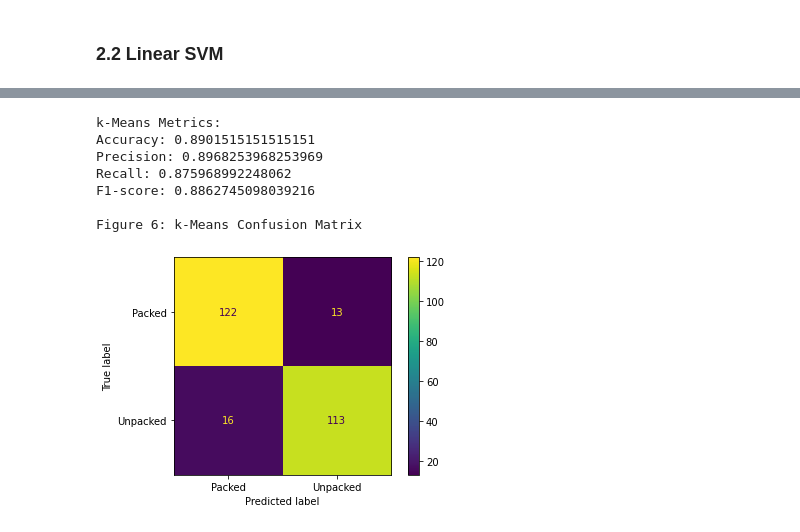
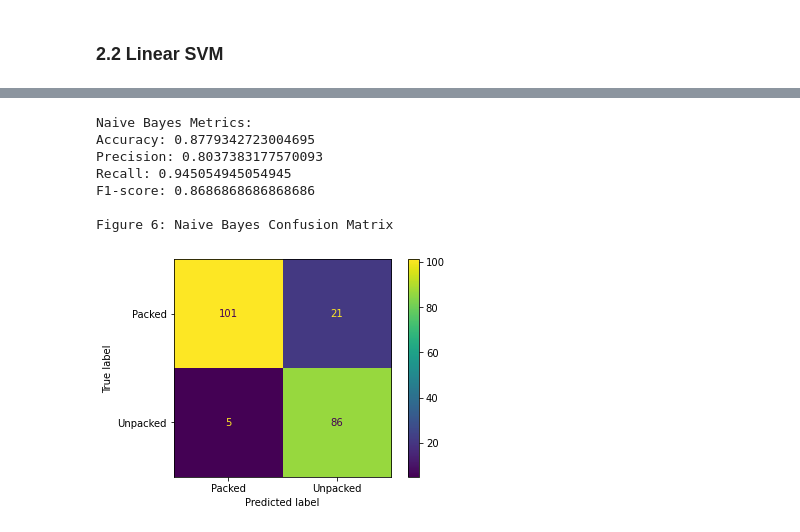
Before and after one commit to wwt9829/csec620-project, a Jupyter notebook: project.ipynb, the cells around one changed output, grey strips where cells are left out. Drawn from its saved outputs; the diff is of its cells as text; code cells hidden in the pictures.

```diff
--- a/project.ipynb
+++ b/project.ipynb
@@ -158,7 +158,7 @@ import numpy as np
 
 # create train/test splits of all of the data
 total_data = packed_data + unpacked_data
-train_set, test_set = train_test_split(total_data, test_size=0.4, random_state=7294802)
+train_set, test_set = train_test_split(total_data, test_size=0.3, random_state=7294802)
 
 # create the label and data lists for the splits
 train_label = []
@@ -250,0 +250,14 @@ Figure 4: Logistic Regression Confusion Matrix
+# %%
+# "Hyperparameter" tuning
+# Solvers and penalties, even though neither is really a hyperparameter
+solvers = ['newton-cg', 'lbfgs', 'liblinear', 'sag', 'saga']
+penalties = ['l1', 'l2', 'elasticnet', 'none']
+
+for solver_i in solvers:
+    for penalty_i in penalties:
+        try:
+            logisticRegr = LogisticRegression(penalty=penalty_i, solver=solver_i)
+            logisticRegr.fit(logistic_train_data, train_label)
+            print(solver_i, penalty_i, logisticRegr.score(logistic_test_data, test_label))
+        except ValueError:
+            pass
@@ -305,54 +330,50 @@ Figure 5: Linear SVM Confusion Matrix
 # %%
 """
-2.3 k-Means
-Author: Jackson Robbins, Wyatt Tauber
+2.3 Naive Bayes
+Author: Wyatt Tauber
 
-A sklearn k-Means implementation
+A sklearn Naive Bayes implementation
 """
-from sklearn.cluster import KMeans
+from sklearn.naive_bayes import GaussianNB, MultinomialNB, ComplementNB, BernoulliNB, CategoricalNB
 
 # reshape the data into 2 dimensions
-km_train_data = train_data.reshape(-1,1)
-km_test_data = test_data.reshape(-1,1)
+nb_train_data = train_data.reshape(-1,1)
+nb_test_data = test_data.reshape(-1,1)
 
-# run k-means on the train data
-# TODO: hyperparameter tuning? plots?
-km = KMeans(
-    n_clusters=2, init='random',
-    n_init=10, max_iter=300,
-    tol=1e-04
-)
-km.fit(km_train_data, train_label)
+# run Naive Bayes on the training data
+# TODO: "hyperparameter" tuning? plots?
+nb = CategoricalNB()
+nb.fit(nb_train_data, train_label)
 
 # make predictions on the test data
-km_predictions = km.predict(km_test_data, test_label)
+nb_predictions = nb.predict(nb_test_data)
 
 # print the metrics
-km_accuracy = accuracy_score(km_predictions, test_label)
-km_precision = precision_score(km_predictions, test_label)
-km_recall = recall_score(km_predictions, test_label)
-km_f1 = f1_score(km_predictions, test_label)
+nb_accuracy = accuracy_score(nb_predictions, test_label)
+nb_precision = precision_score(nb_predictions, test_label)
+nb_recall = recall_score(nb_predictions, test_label)
+nb_f1 = f1_score(nb_predictions, test_label)
 
-print("k-Means Metrics:")
-print("Accuracy:", km_accuracy)
-print("Precision:", km_precision)
-print("Recall:", km_recall)
-print("F1-score:", km_f1)
+print("Naive Bayes Metrics:")
+print("Accuracy:", nb_accuracy)
+print("Precision:", nb_precision)
+print("Recall:", nb_recall)
+print("F1-score:", nb_f1)
 
 # create the confusion matrix
-km_cf_matrix = confusion_matrix(km_predictions, test_label)
-display = ConfusionMatrixDisplay(confusion_matrix=km_cf_matrix, display_labels=["Packed", "Unpacked"])
+nb_cf_matrix = confusion_matrix(nb_predictions, test_label)
+display = ConfusionMatrixDisplay(confusion_matrix=nb_cf_matrix, display_labels=["Packed", "Unpacked"])
 display.plot()
 
 # display the confusion matrix
-print("\nFigure 6: k-Means Confusion Matrix")
+print("\nFigure 6: Naive Bayes Confusion Matrix")
 plt.show()
 # %% [output]
-k-Means Metrics:
-Accuracy: 0.8901515151515151
-Precision: 0.8968253968253969
-Recall: 0.875968992248062
-F1-score: 0.8862745098039216
+Naive Bayes Metrics:
+Accuracy: 0.8779342723004695
+Precision: 0.8037383177570093
+Recall: 0.945054945054945
+F1-score: 0.8686868686868686
 
-Figure 6: k-Means Confusion Matrix
+Figure 6: Naive Bayes Confusion Matrix
-[figure, old version]
+[figure, new version]
```
Also changed, not shown: parts of 8 cells of this notebook.
